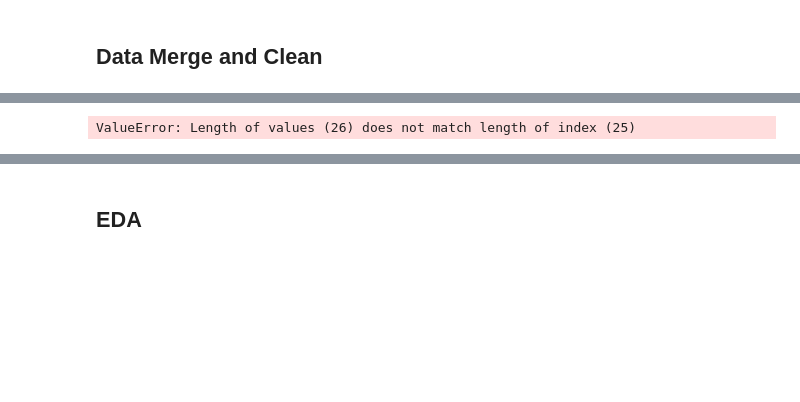
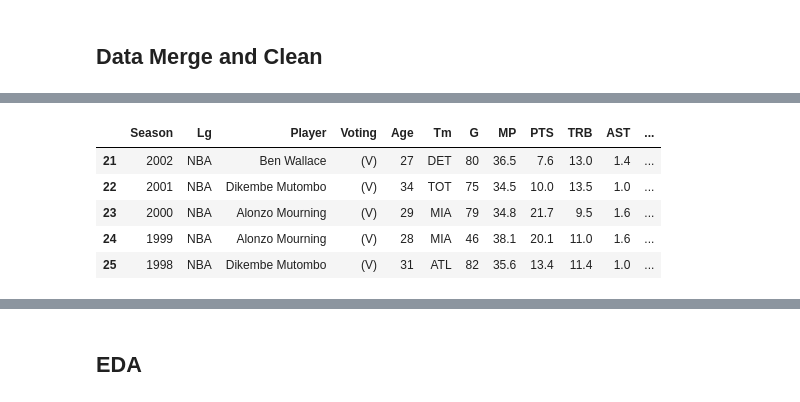
Before and after one commit to claykindiger/DSCI303FinalProject, a Jupyter notebook: Exercise4ForProject.ipynb, the cells around one changed output, grey strips where cells are left out. Cells and saved outputs as stored; diff of their text form; code cells hidden in the pictures; blank space fills up the shorter version.

```diff
--- a/Exercise4ForProject.ipynb
+++ b/Exercise4ForProject.ipynb
@@ -448,6 +276,4 @@ for idx,row in dpoy.iterrows():
         year_vec.append('19' + row['Season'].split('-')[1])
     else:
         year_vec.append('20' + row['Season'].split('-')[1])
-mvp['Season'] = year_vec
+dpoy['Season'] = year_vec
-# %% [output]
-ValueError: Length of values (26) does not match length of index (25)
@@ -461,0 +284,9 @@ players_team.mvp.value_counts()
+# %%
+dpoy.tail()
+# %% [output]
+|  | Season | Lg | Player | Voting | Age | Tm | G | MP | PTS | TRB | AST | ... |
+| 21 | 2002 | NBA | Ben Wallace | (V) | 27 | DET | 80 | 36.5 | 7.6 | 13.0 | 1.4 | ... |
+| 22 | 2001 | NBA | Dikembe Mutombo | (V) | 34 | TOT | 75 | 34.5 | 10.0 | 13.5 | 1.0 | ... |
+| 23 | 2000 | NBA | Alonzo Mourning | (V) | 29 | MIA | 79 | 34.8 | 21.7 | 9.5 | 1.6 | ... |
+| 24 | 1999 | NBA | Alonzo Mourning | (V) | 28 | MIA | 46 | 38.1 | 20.1 | 11.0 | 1.6 | ... |
+| 25 | 1998 | NBA | Dikembe Mutombo | (V) | 31 | ATL | 82 | 35.6 | 13.4 | 11.4 | 1.0 | ... |
```
Also changed, not shown: parts of 34 cells of this notebook, 1 other file.
